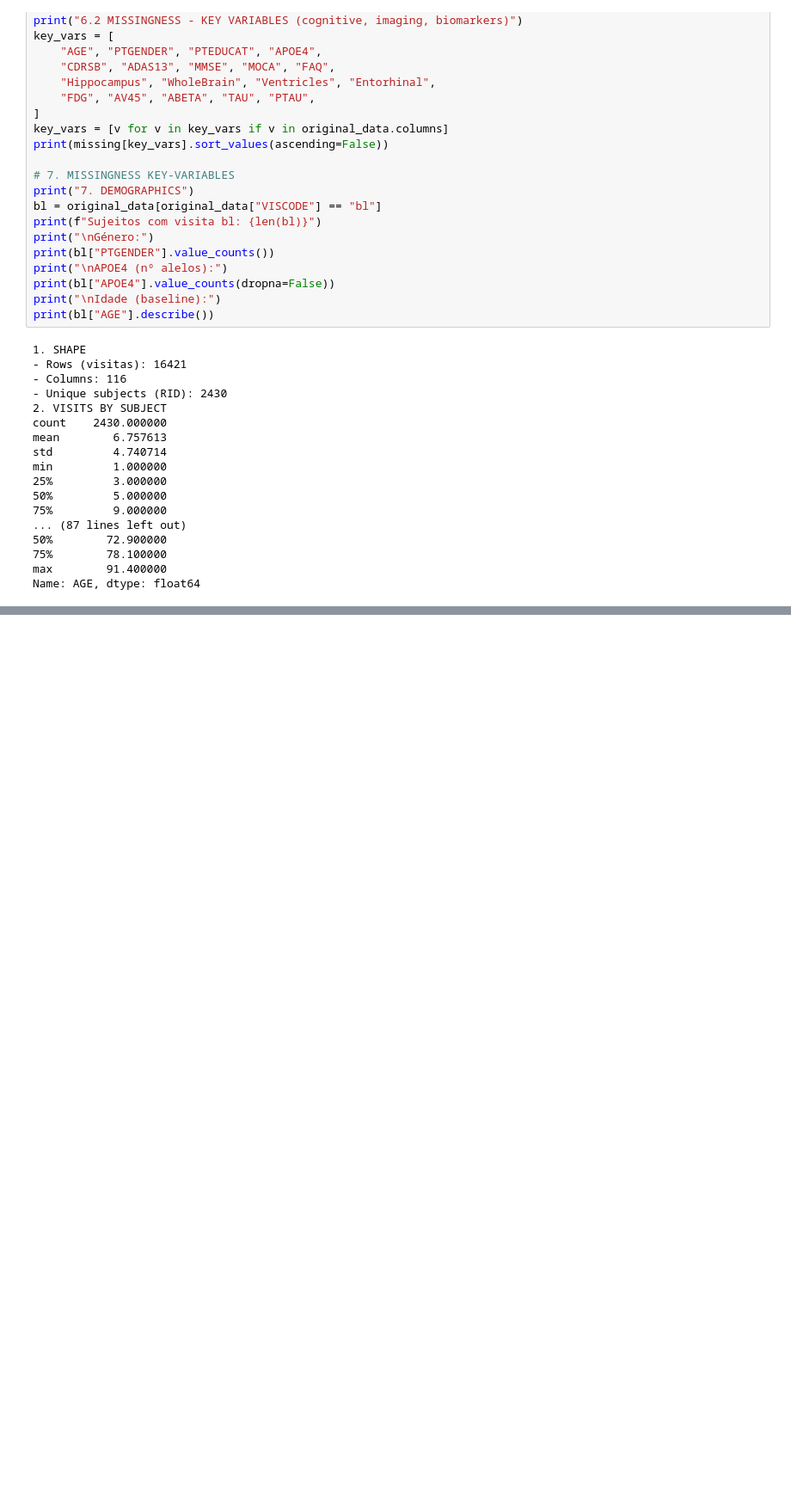
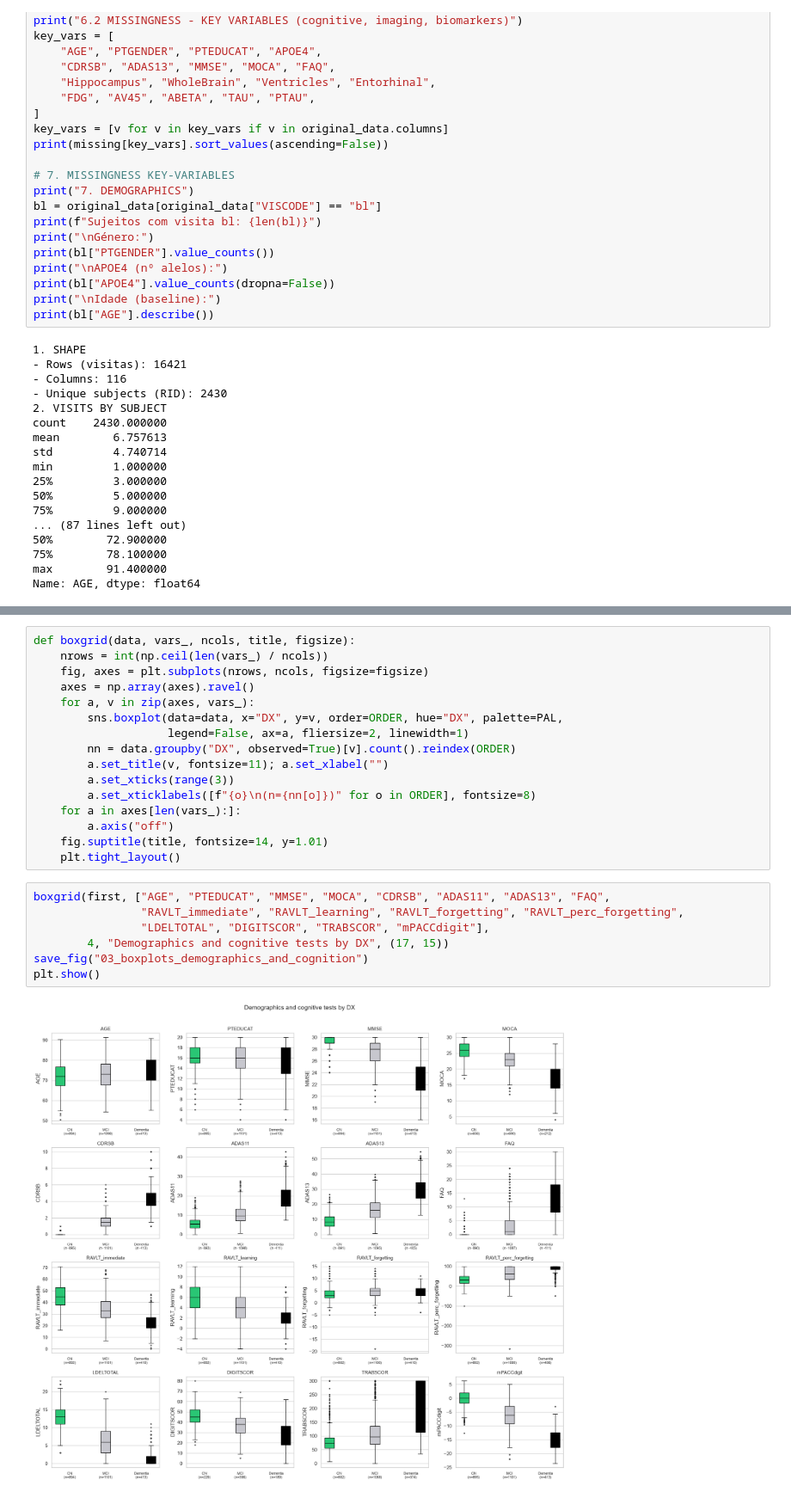
Before and after one commit to mariafranciscag/ADNI-MERGE, a Jupyter notebook: main_notebook.ipynb, the cells around one changed output, grey strips where cells are left out. Shown at 86% size. Drawn from its saved outputs; the diff is of its cells as text; blank space fills up the shorter version.

```diff
--- a/main_notebook.ipynb
+++ b/main_notebook.ipynb
@@ -138,0 +571,25 @@ Of 116 columns, 28 (24%) exceed 50% missing; 18 are fully complete. This isn't u
+# %%
+def boxgrid(data, vars_, ncols, title, figsize):
+    nrows = int(np.ceil(len(vars_) / ncols))
+    fig, axes = plt.subplots(nrows, ncols, figsize=figsize)
+    axes = np.array(axes).ravel()
+    for a, v in zip(axes, vars_):
+        sns.boxplot(data=data, x="DX", y=v, order=ORDER, hue="DX", palette=PAL,
+                    legend=False, ax=a, fliersize=2, linewidth=1)
+        nn = data.groupby("DX", observed=True)[v].count().reindex(ORDER)
+        a.set_title(v, fontsize=11); a.set_xlabel("")
+        a.set_xticks(range(3))
+        a.set_xticklabels([f"{o}\n(n={nn[o]})" for o in ORDER], fontsize=8)
+    for a in axes[len(vars_):]:
+        a.axis("off")
+    fig.suptitle(title, fontsize=14, y=1.01)
+    plt.tight_layout()
+# %%
+boxgrid(first, ["AGE", "PTEDUCAT", "MMSE", "MOCA", "CDRSB", "ADAS11", "ADAS13", "FAQ",
+                "RAVLT_immediate", "RAVLT_learning", "RAVLT_forgetting", "RAVLT_perc_forgetting",
+                "LDELTOTAL", "DIGITSCOR", "TRABSCOR", "mPACCdigit"],
+        4, "Demographics and cognitive tests by DX", (17, 15))
+save_fig("03_boxplots_demographics_and_cognition")
+plt.show()
+# %% [output]
+[figure, added]
```
Also changed, not shown: parts of 56 cells of this notebook.
